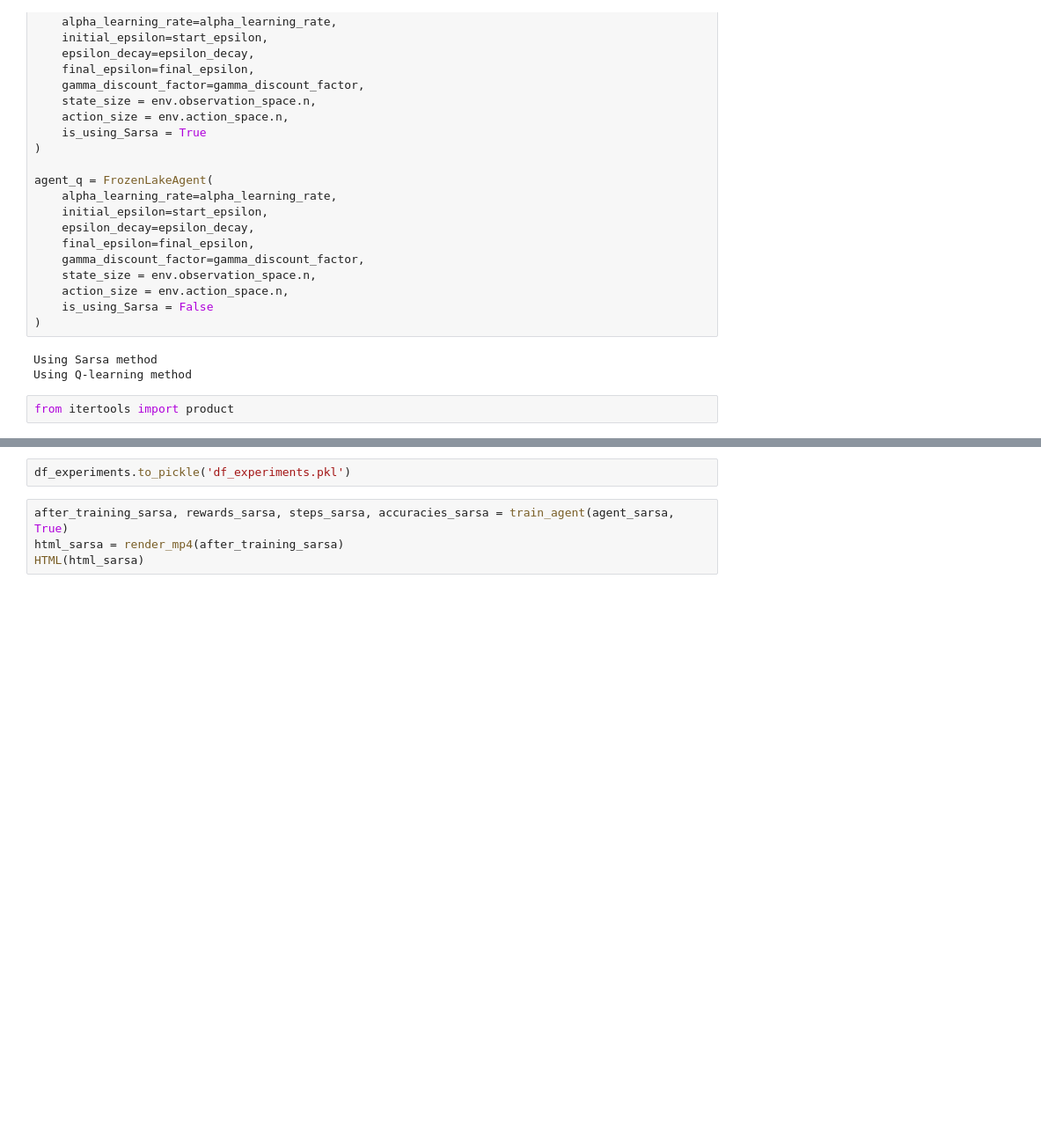
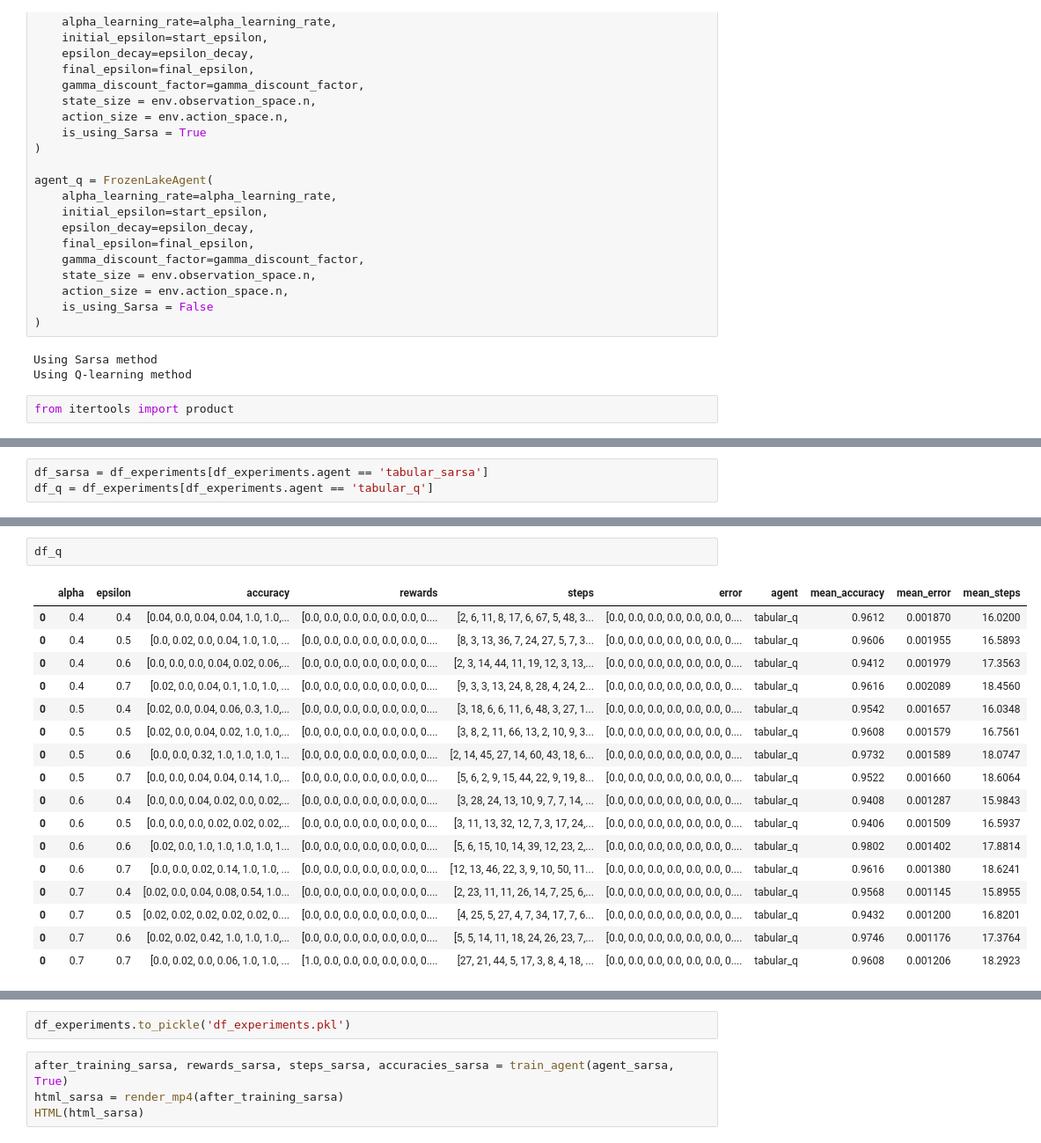
Before and after one commit to eduardoplima/rl-imd, a Jupyter notebook: relatorio_aprendizado_reforco.ipynb, the cells around one changed output, grey strips where cells are left out. Shown at 88% size. Saved outputs shown, nothing was run; the diff lists cells and outputs as text; blank space fills up the shorter version.

```diff
--- a/relatorio_aprendizado_reforco.ipynb
+++ b/relatorio_aprendizado_reforco.ipynb
@@ -490,0 +514,3 @@ pd.concat([df_experiments, pd.DataFrame({'alpha': [alpha],
+# %%
+df_sarsa = df_experiments[df_experiments.agent == 'tabular_sarsa']
+df_q = df_experiments[df_experiments.agent == 'tabular_q']
@@ -490,0 +538,20 @@ pd.concat([df_experiments, pd.DataFrame({'alpha': [alpha],
+# %%
+df_q
+# %% [output]
+|  | alpha | epsilon | accuracy | rewards | steps | error | agent | mean_accuracy | mean_error | mean_steps |
+| 0 | 0.4 | 0.4 | [0.04, 0.0, 0.04, 0.04, 1.0, 1.0,... | [0.0, 0.0, 0.0, 0.0, 0.0, 0.0, 0.... | [2, 6, 11, 8, 17, 6, 67, 5, 48, 3... | [0.0, 0.0, 0.0, 0.0, 0.0, 0.0, 0.... | tabular_q | 0.9612 | 0.001870 | 16.0200 |
+| 0 | 0.4 | 0.5 | [0.0, 0.02, 0.0, 0.04, 1.0, 1.0, ... | [0.0, 0.0, 0.0, 0.0, 0.0, 0.0, 0.... | [8, 3, 13, 36, 7, 24, 27, 5, 7, 3... | [0.0, 0.0, 0.0, 0.0, 0.0, 0.0, 0.... | tabular_q | 0.9606 | 0.001955 | 16.5893 |
+| 0 | 0.4 | 0.6 | [0.0, 0.0, 0.0, 0.04, 0.02, 0.06,... | [0.0, 0.0, 0.0, 0.0, 0.0, 0.0, 0.... | [2, 3, 14, 44, 11, 19, 12, 3, 13,... | [0.0, 0.0, 0.0, 0.0, 0.0, 0.0, 0.... | tabular_q | 0.9412 | 0.001979 | 17.3563 |
+| 0 | 0.4 | 0.7 | [0.02, 0.0, 0.04, 0.1, 1.0, 1.0, ... | [0.0, 0.0, 0.0, 0.0, 0.0, 0.0, 0.... | [9, 3, 3, 13, 24, 8, 28, 4, 24, 2... | [0.0, 0.0, 0.0, 0.0, 0.0, 0.0, 0.... | tabular_q | 0.9616 | 0.002089 | 18.4560 |
+| 0 | 0.5 | 0.4 | [0.02, 0.0, 0.04, 0.06, 0.3, 1.0,... | [0.0, 0.0, 0.0, 0.0, 0.0, 0.0, 0.... | [3, 18, 6, 6, 11, 6, 48, 3, 27, 1... | [0.0, 0.0, 0.0, 0.0, 0.0, 0.0, 0.... | tabular_q | 0.9542 | 0.001657 | 16.0348 |
+| 0 | 0.5 | 0.5 | [0.02, 0.0, 0.04, 0.02, 1.0, 1.0,... | [0.0, 0.0, 0.0, 0.0, 0.0, 0.0, 0.... | [3, 8, 2, 11, 66, 13, 2, 10, 9, 3... | [0.0, 0.0, 0.0, 0.0, 0.0, 0.0, 0.... | tabular_q | 0.9608 | 0.001579 | 16.7561 |
+| 0 | 0.5 | 0.6 | [0.0, 0.0, 0.32, 1.0, 1.0, 1.0, 1... | [0.0, 0.0, 0.0, 0.0, 0.0, 0.0, 0.... | [2, 14, 45, 27, 14, 60, 43, 18, 6... | [0.0, 0.0, 0.0, 0.0, 0.0, 0.0, 0.... | tabular_q | 0.9732 | 0.001589 | 18.0747 |
+| 0 | 0.5 | 0.7 | [0.0, 0.0, 0.04, 0.04, 0.14, 1.0,... | [0.0, 0.0, 0.0, 0.0, 0.0, 0.0, 0.... | [5, 6, 2, 9, 15, 44, 22, 9, 19, 8... | [0.0, 0.0, 0.0, 0.0, 0.0, 0.0, 0.... | tabular_q | 0.9522 | 0.001660 | 18.6064 |
+| 0 | 0.6 | 0.4 | [0.0, 0.0, 0.04, 0.02, 0.0, 0.02,... | [0.0, 0.0, 0.0, 0.0, 0.0, 0.0, 0.... | [3, 28, 24, 13, 10, 9, 7, 7, 14, ... | [0.0, 0.0, 0.0, 0.0, 0.0, 0.0, 0.... | tabular_q | 0.9408 | 0.001287 | 15.9843 |
+| 0 | 0.6 | 0.5 | [0.0, 0.0, 0.0, 0.02, 0.02, 0.02,... | [0.0, 0.0, 0.0, 0.0, 0.0, 0.0, 0.... | [3, 11, 13, 32, 12, 7, 3, 17, 24,... | [0.0, 0.0, 0.0, 0.0, 0.0, 0.0, 0.... | tabular_q | 0.9406 | 0.001509 | 16.5937 |
+| 0 | 0.6 | 0.6 | [0.02, 0.0, 1.0, 1.0, 1.0, 1.0, 1... | [0.0, 0.0, 0.0, 0.0, 0.0, 0.0, 0.... | [5, 6, 15, 10, 14, 39, 12, 23, 2,... | [0.0, 0.0, 0.0, 0.0, 0.0, 0.0, 0.... | tabular_q | 0.9802 | 0.001402 | 17.8814 |
+| 0 | 0.6 | 0.7 | [0.0, 0.0, 0.02, 0.14, 1.0, 1.0, ... | [0.0, 0.0, 0.0, 0.0, 0.0, 0.0, 0.... | [12, 13, 46, 22, 3, 9, 10, 50, 11... | [0.0, 0.0, 0.0, 0.0, 0.0, 0.0, 0.... | tabular_q | 0.9616 | 0.001380 | 18.6241 |
+| 0 | 0.7 | 0.4 | [0.02, 0.0, 0.04, 0.08, 0.54, 1.0... | [0.0, 0.0, 0.0, 0.0, 0.0, 0.0, 0.... | [2, 23, 11, 11, 26, 14, 7, 25, 6,... | [0.0, 0.0, 0.0, 0.0, 0.0, 0.0, 0.... | tabular_q | 0.9568 | 0.001145 | 15.8955 |
+| 0 | 0.7 | 0.5 | [0.02, 0.02, 0.02, 0.02, 0.02, 0.... | [0.0, 0.0, 0.0, 0.0, 0.0, 0.0, 0.... | [4, 25, 5, 27, 4, 7, 34, 17, 7, 6... | [0.0, 0.0, 0.0, 0.0, 0.0, 0.0, 0.... | tabular_q | 0.9432 | 0.001200 | 16.8201 |
+| 0 | 0.7 | 0.6 | [0.02, 0.02, 0.42, 1.0, 1.0, 1.0,... | [0.0, 0.0, 0.0, 0.0, 0.0, 0.0, 0.... | [5, 5, 14, 11, 18, 24, 26, 23, 7,... | [0.0, 0.0, 0.0, 0.0, 0.0, 0.0, 0.... | tabular_q | 0.9746 | 0.001176 | 17.3764 |
+| 0 | 0.7 | 0.7 | [0.0, 0.02, 0.0, 0.06, 1.0, 1.0, ... | [1.0, 0.0, 0.0, 0.0, 0.0, 0.0, 0.... | [27, 21, 44, 5, 17, 3, 8, 4, 18, ... | [0.0, 0.0, 0.0, 0.0, 0.0, 0.0, 0.... | tabular_q | 0.9608 | 0.001206 | 18.2923 |
```
Also changed, not shown: parts of 14 cells of this notebook.
